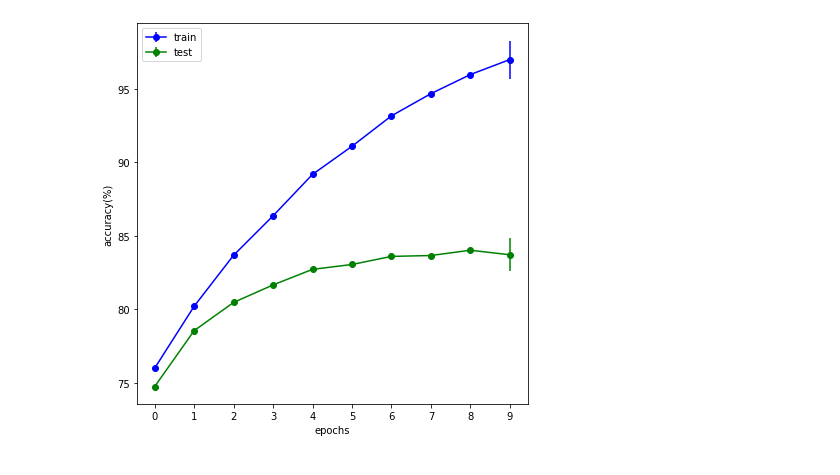
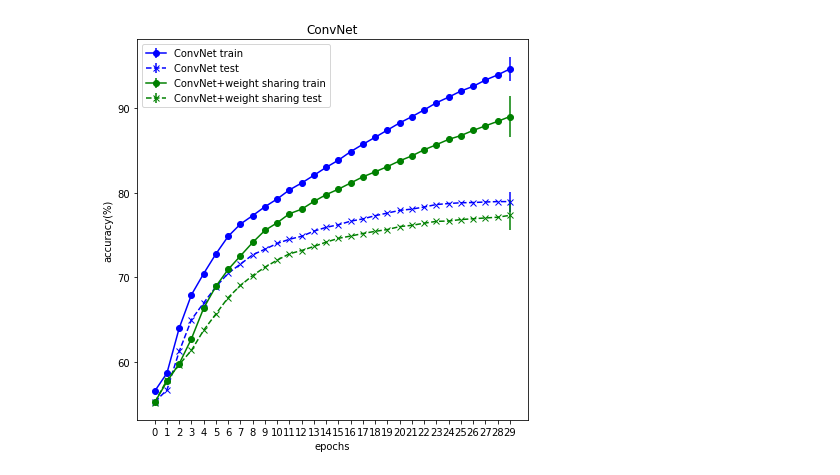
Before and after one commit to lustea0201/dl_projects, a Jupyter notebook: project1/main.ipynb, the cells around one changed output. Saved outputs shown, nothing was run; the diff lists cells and outputs as text; code cells hidden in the pictures.

Commit message:
optimized learning rate

```diff
--- a/project1/main.ipynb
+++ b/project1/main.ipynb
@@ -36,37 +25,80 @@ show_pair(train_input, train_target, 0)
 # %%
+%%time
+
+from models.convnet import ConvNet
 from utils import train_model
 from utils import visualize_accuracy
-from models.net1 import Net1
+from utils import calculate_mean_std
 
+nb_epochs = 30
 mini_batch_size = 100
-nb_epochs = 10
-eta = 1e-3
+#lrs = [0.000247, 0.000213]
+lrs = [1e-4, 1e-4]
+ws = [False, True]
+formats = [['b-o', 'b--x'], ['g-o', 'g--x']]
+labels = [['ConvNet train', 'ConvNet test'],
+          ['ConvNet+weight sharing train', 'ConvNet+weight sharing test']]
+final_acc = [[0, 0], [0, 0]]
 
-# average acuracy of the model over nb_iter runs
-nb_iter = 10
-train_accuracies, test_accuracies, train_losses = [], [], []
-for i in range(nb_iter):
+# initialize plot
+import matplotlib.pyplot as plt
+plt.figure(figsize=(7, 7))
+plt.xlabel('epochs')
+plt.ylabel('accuracy(%)')
+plt.xticks(range(nb_epochs))
 
-    # create model & optimizer
-    model = Net1()
-    criterion = nn.BCEWithLogitsLoss()
-    optimizer = torch.optim.Adam(model.parameters(), lr = eta)
+for k in [0, 1]:
 
-    # load data
-    train_input, train_target, train_classes, test_input, test_target, test_classes = generate_pair_sets(nSamples)
+    # average acuracy of the model over nb_iter runs
+    nb_iter = 10
+    train_accuracies = torch.tensor([])
+    test_accuracies = torch.tensor([])
+    train_losses = []
 
-    # train model
-    train_accuracy, test_accuracy, train_loss = train_model(model,
-                                                        train_input, train_target.float(),
-                                                        test_input, test_target,
-                                                        nb_epochs, mini_batch_size,
-                                                        optimizer, criterion)
+    for i in range(nb_iter):
 
-    # add accuracy stats
-    train_accuracies.append(train_accuracy)
-    test_accuracies.append(test_accuracy)
-    train_losses.append(train_loss)
+        # create model & optimizer
+        model = ConvNet(nb_channels=24, kernel_size=3, weight_sharing=ws[k])
+        optimizer = torch.optim.Adam(model.parameters(), lr = lrs[k])
+        criterion = nn.BCELoss()
 
-visualize_accuracy(train_accuracies, test_accuracies, train_losses)
+        # load data
+        train_input, train_target, train_classes, test_input, test_target, test_classes = generate_pair_sets(nSamples)
+        # pad input to size 16 x 16 (power of 2, so that it can be run through 3 max-pool layers)
+        train_input_cnn = torch.nn.functional.pad(train_input, (1, 1, 1, 1), 'constant', 0)
+        test_input_cnn = torch.nn.functional.pad(test_input, (1, 1, 1, 1), 'constant', 0)
+
+        # train model
+        train_accuracy, test_accuracy, train_loss = train_model(model,
+                                                train_input_cnn, train_target.float(),
+                                                test_input_cnn, test_target,
+                                                nb_epochs, mini_batch_size,
+                                                optimizer, criterion)
+
+        # add accuracy stats
+        train_accuracies = torch.cat([train_accuracies, train_accuracy], dim=0)
+        test_accuracies = torch.cat([test_accuracies, test_accuracy], dim=0)
+        #train_losses.append(train_loss)
+
+    # calculate mean & std over nb_iters runs
+    train_mean, train_std, test_mean, test_std = calculate_mean_std(train_accuracies, test_accuracies, train_losses)
+
+    # plot accuracy of the model
+    plt.errorbar(range(nb_epochs), train_mean, yerr=train_std, fmt=formats[k][0], label=labels[k][0])
+    plt.errorbar(range(nb_epochs), test_mean, yerr=test_std, fmt=formats[k][1], label=labels[k][1])
+
+    # final accuracy
+    final_acc[k][0] = test_mean[-1]
+    final_acc[k][1] = test_std[-1]
+
+# show plot
+plt.legend(loc="upper left")
+plt.title("ConvNet")
+plt.show()
+# final test accuracy
+print("ConvNet final test accuracy: {:.2f} \u00B1 {:.2f} %".format(final_acc[0][0],
+                                                                   final_acc[0][1]))
+print("ConvNet + weight sharing final test accuracy: {:.2f} \u00B1 {:.2f} %".format(final_acc[1][0],
+                                                                                    final_acc[1][1]))
 # %% [output]
-[figure, old version]
+[figure, new version]
```
Also changed, not shown: parts of 28 cells of this notebook, 10 other files.
